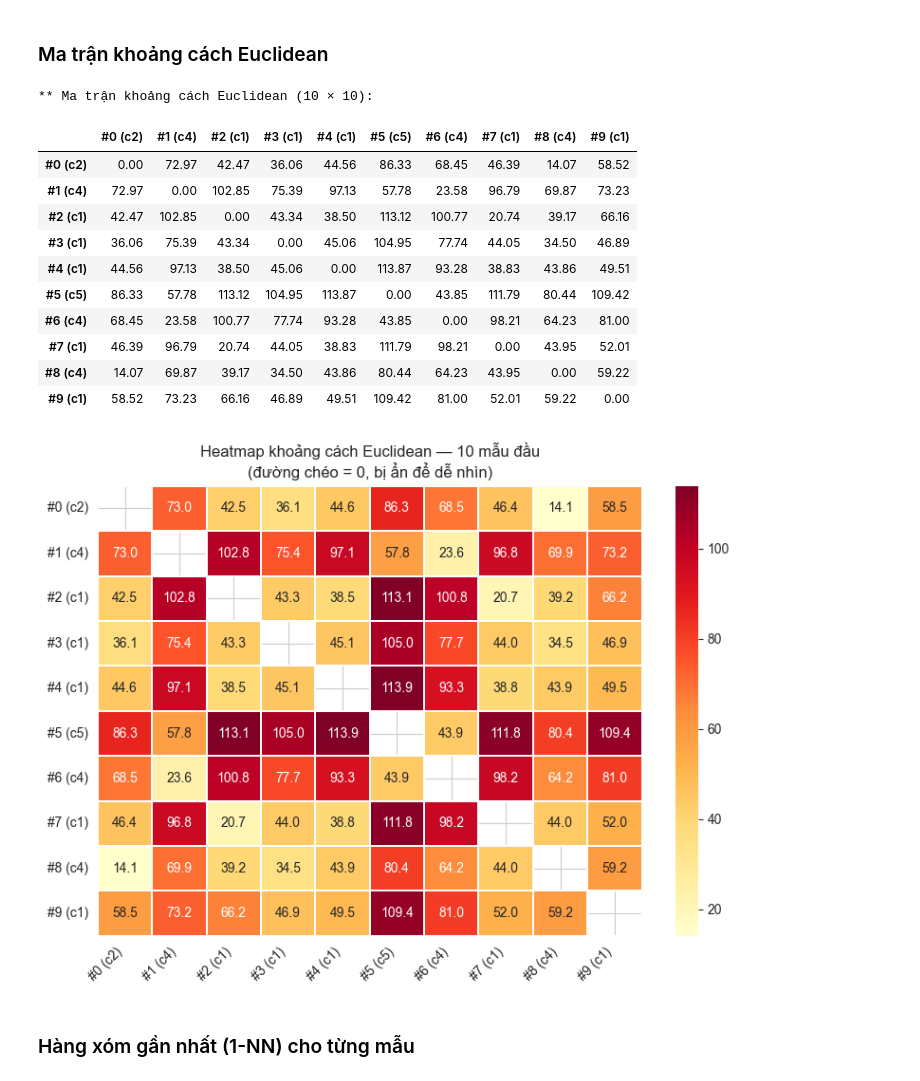
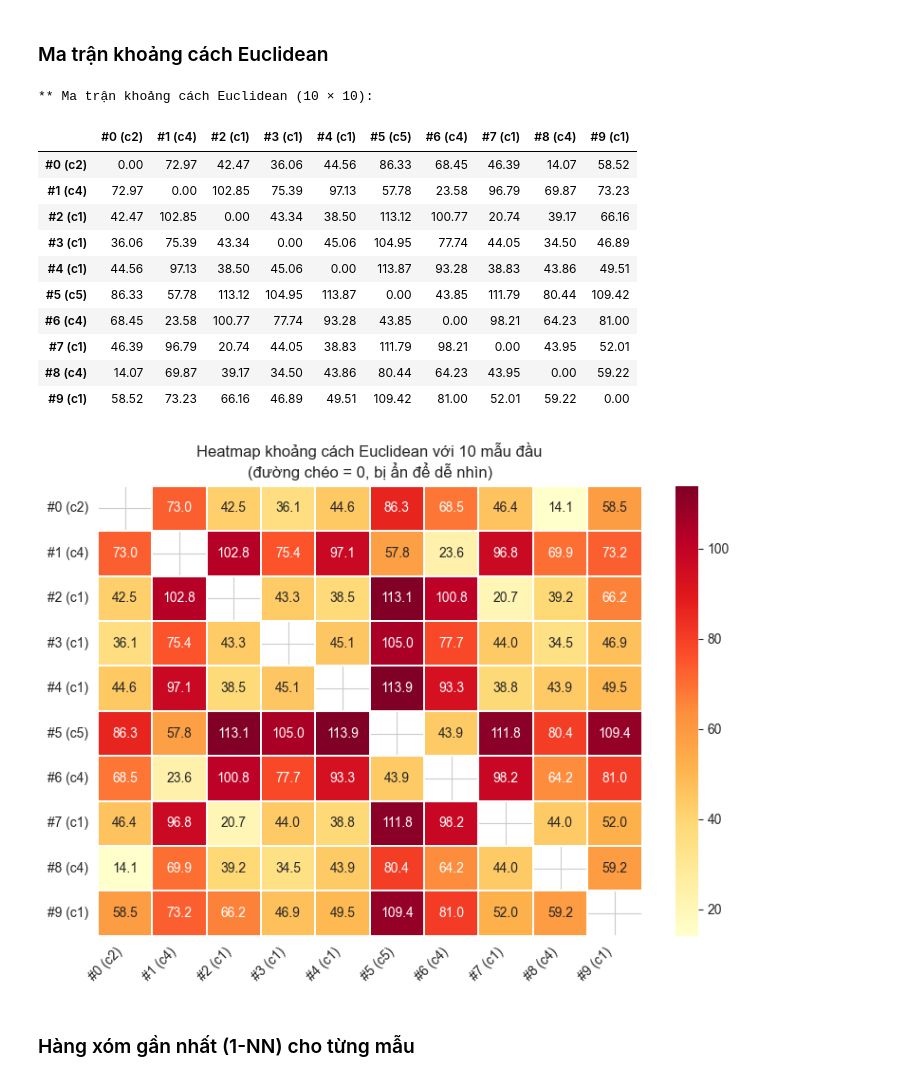
Before and after one commit to lazzerex/Condensed-Nearest-Neighbors, a Jupyter notebook: cnn.ipynb, the cells around one changed output. Saved outputs shown, nothing was run; the diff lists cells and outputs as text; code cells hidden in the pictures.

```diff
--- a/cnn.ipynb
+++ b/cnn.ipynb
@@ -248,35 +248,35 @@ for i in range(N_DEMO):
 row_labels = [f'#{i} (c{y_10[i]})' for i in range(N_DEMO)]
 dist_df = pd.DataFrame(dist_matrix.round(2),
                         index=row_labels, columns=row_labels)
 
 print('** Ma trận khoảng cách Euclidean (10 × 10):')
 display(dist_df)
 
 # Heatmap
 plt.figure(figsize=(8, 6))
 mask = np.eye(N_DEMO, dtype=bool)
 sbn.heatmap(dist_matrix, annot=True, fmt='.1f', cmap='YlOrRd',
             xticklabels=row_labels, yticklabels=row_labels,
             mask=mask, linewidths=0.3)
-plt.title('Heatmap khoảng cách Euclidean — 10 mẫu đầu\n(đường chéo = 0, bị ẩn để dễ nhìn)')
+plt.title('Heatmap khoảng cách Euclidean với 10 mẫu đầu\n(đường chéo = 0, bị ẩn để dễ nhìn)')
 plt.xticks(rotation=45, ha='right')
 plt.yticks(rotation=0)
 plt.tight_layout()
 plt.show()
 # %% [output]
 ** Ma trận khoảng cách Euclidean (10 × 10):
 |  | #0 (c2) | #1 (c4) | #2 (c1) | #3 (c1) | #4 (c1) | #5 (c5) | #6 (c4) | #7 (c1) | #8 (c4) | #9 (c1) |
 | #0 (c2) | 0.00 | 72.97 | 42.47 | 36.06 | 44.56 | 86.33 | 68.45 | 46.39 | 14.07 | 58.52 |
 | #1 (c4) | 72.97 | 0.00 | 102.85 | 75.39 | 97.13 | 57.78 | 23.58 | 96.79 | 69.87 | 73.23 |
 | #2 (c1) | 42.47 | 102.85 | 0.00 | 43.34 | 38.50 | 113.12 | 100.77 | 20.74 | 39.17 | 66.16 |
 | #3 (c1) | 36.06 | 75.39 | 43.34 | 0.00 | 45.06 | 104.95 | 77.74 | 44.05 | 34.50 | 46.89 |
 | #4 (c1) | 44.56 | 97.13 | 38.50 | 45.06 | 0.00 | 113.87 | 93.28 | 38.83 | 43.86 | 49.51 |
 | #5 (c5) | 86.33 | 57.78 | 113.12 | 104.95 | 113.87 | 0.00 | 43.85 | 111.79 | 80.44 | 109.42 |
 | #6 (c4) | 68.45 | 23.58 | 100.77 | 77.74 | 93.28 | 43.85 | 0.00 | 98.21 | 64.23 | 81.00 |
 | #7 (c1) | 46.39 | 96.79 | 20.74 | 44.05 | 38.83 | 111.79 | 98.21 | 0.00 | 43.95 | 52.01 |
 | #8 (c4) | 14.07 | 69.87 | 39.17 | 34.50 | 43.86 | 80.44 | 64.23 | 43.95 | 0.00 | 59.22 |
 | #9 (c1) | 58.52 | 73.23 | 66.16 | 46.89 | 49.51 | 109.42 | 81.00 | 52.01 | 59.22 | 0.00 |
-[figure, old version]
+[figure, new version]
 # %% [markdown]
 ### Hàng xóm gần nhất (1-NN) cho từng mẫu
 # %%
```
Also changed, not shown: parts of 4 cells of this notebook, 1 other file.
